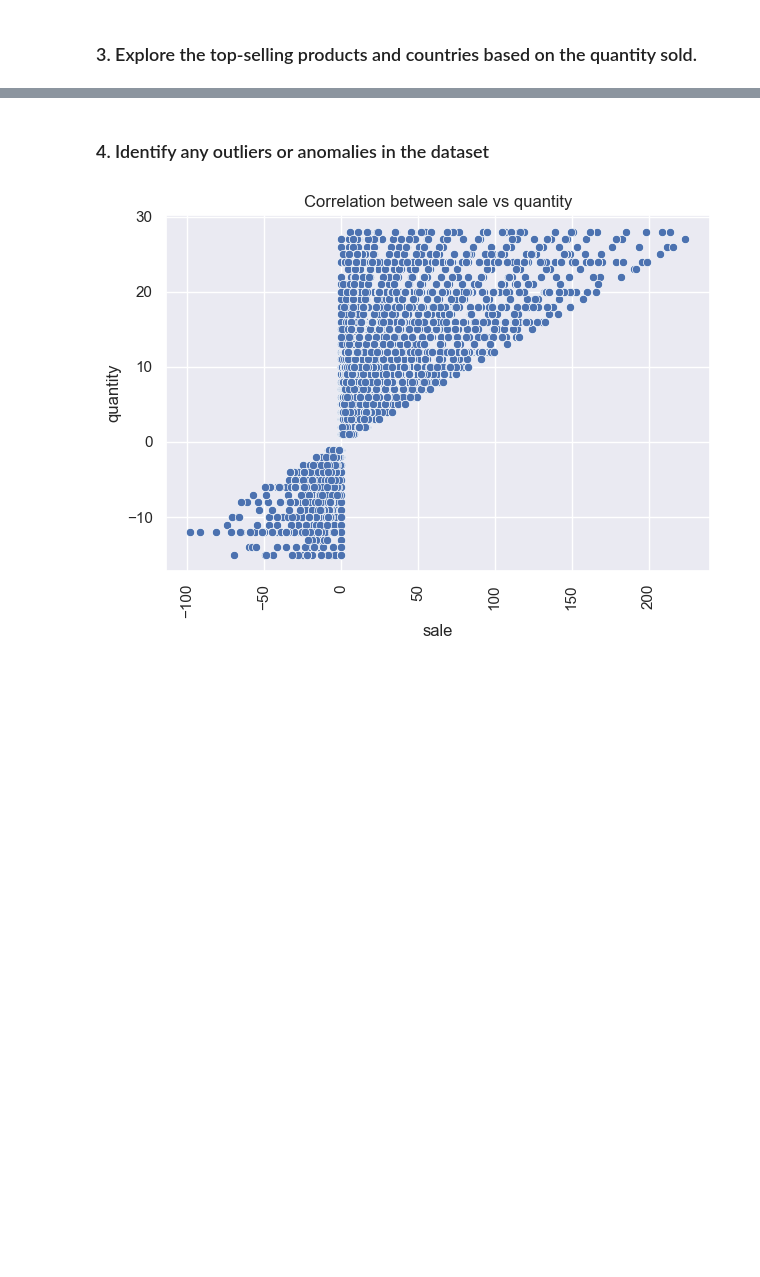
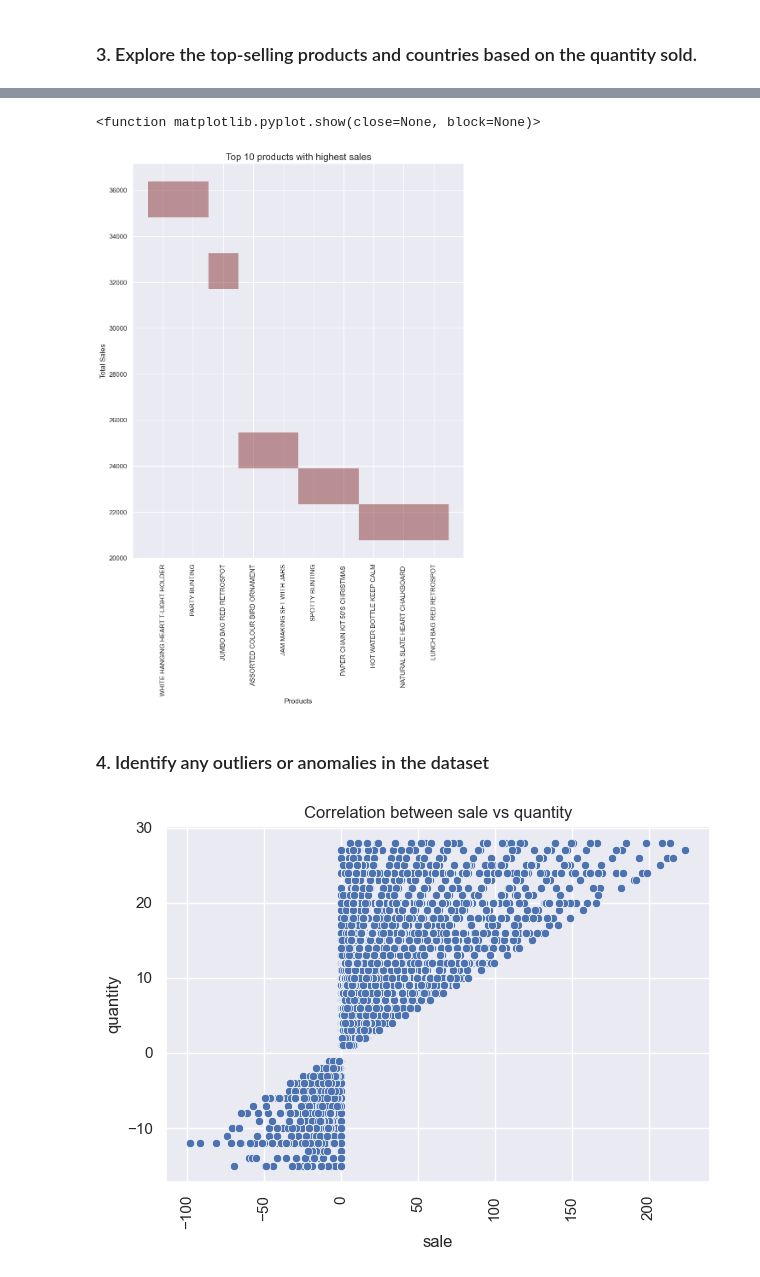
Before and after one commit to usamaqureshi27/EDA, a Jupyter notebook: Online_Retail.ipynb, the cells around one changed output, grey strips where cells are left out. Saved outputs shown, nothing was run; the diff lists cells and outputs as text; code cells hidden in the pictures; blank space fills up the shorter version.

```diff
--- a/Online_Retail.ipynb
+++ b/Online_Retail.ipynb
@@ -588,0 +639,4 @@ NameError: name 'description' is not defined
+# %%
+# Top 10 products based upon sales
+product_based_sales = df.groupby('description')[['sale']].sum()
+product_based_sales.sort_values(by = 'sale', ascending = False).head(10)
@@ -589,3 +656,14 @@ NameError: name 'description' is not defined
+# %%
+plt.figure(figsize = (10,12))
+plt.title('Top 10 products with highest sales', fontsize = 16)
+sns.histplot(data = product_based_sales.sort_values(by = 'sale', ascending = False).head(10) , x = 'description' , y = 'sale' , bins = 10, color = 'darkred' , alpha = 0.5)
+plt.xticks(rotation = 90)
+plt.xlabel('Products')
+plt.ylabel('Total Sales')
+plt.show
+# %% [output]
+<function matplotlib.pyplot.show(close=None, block=None)>
+[figure, added]
 # %% [markdown]
 ### 4. Identify any outliers or anomalies in the dataset
 # %%
```
Also changed, not shown: parts of 12 cells of this notebook, 3 other files.
